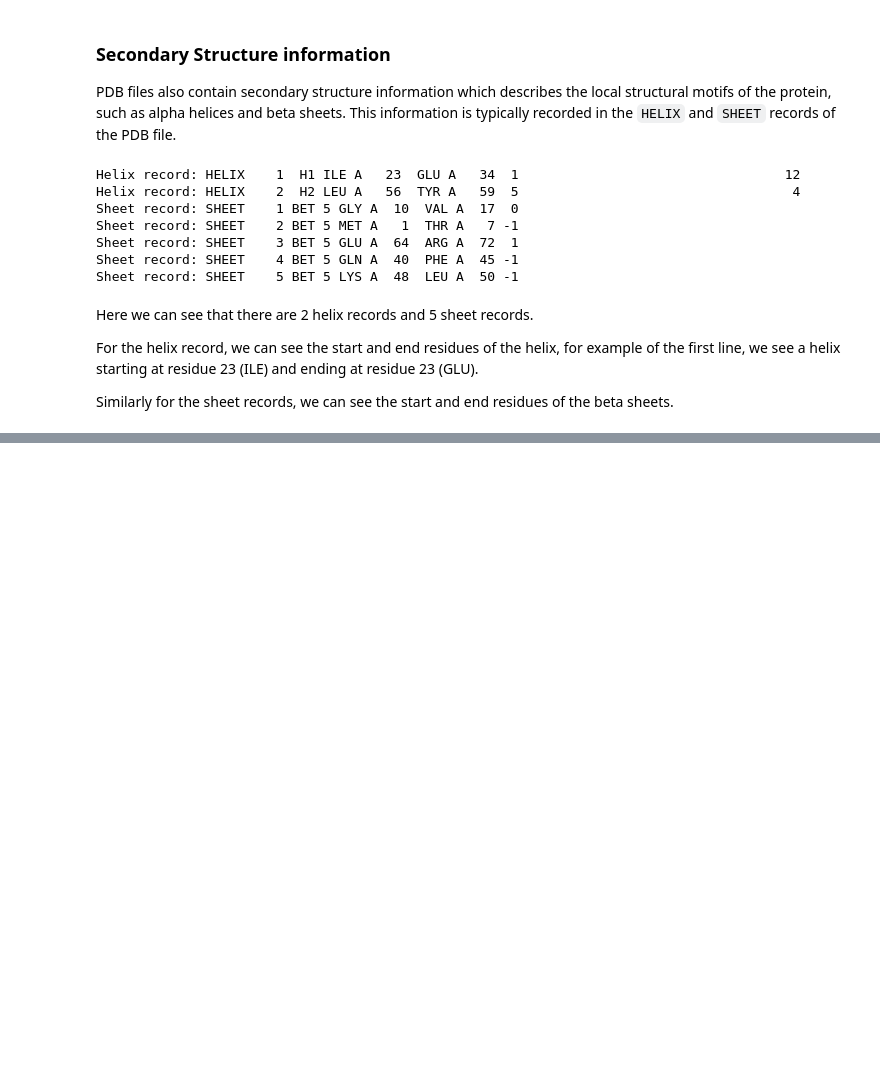
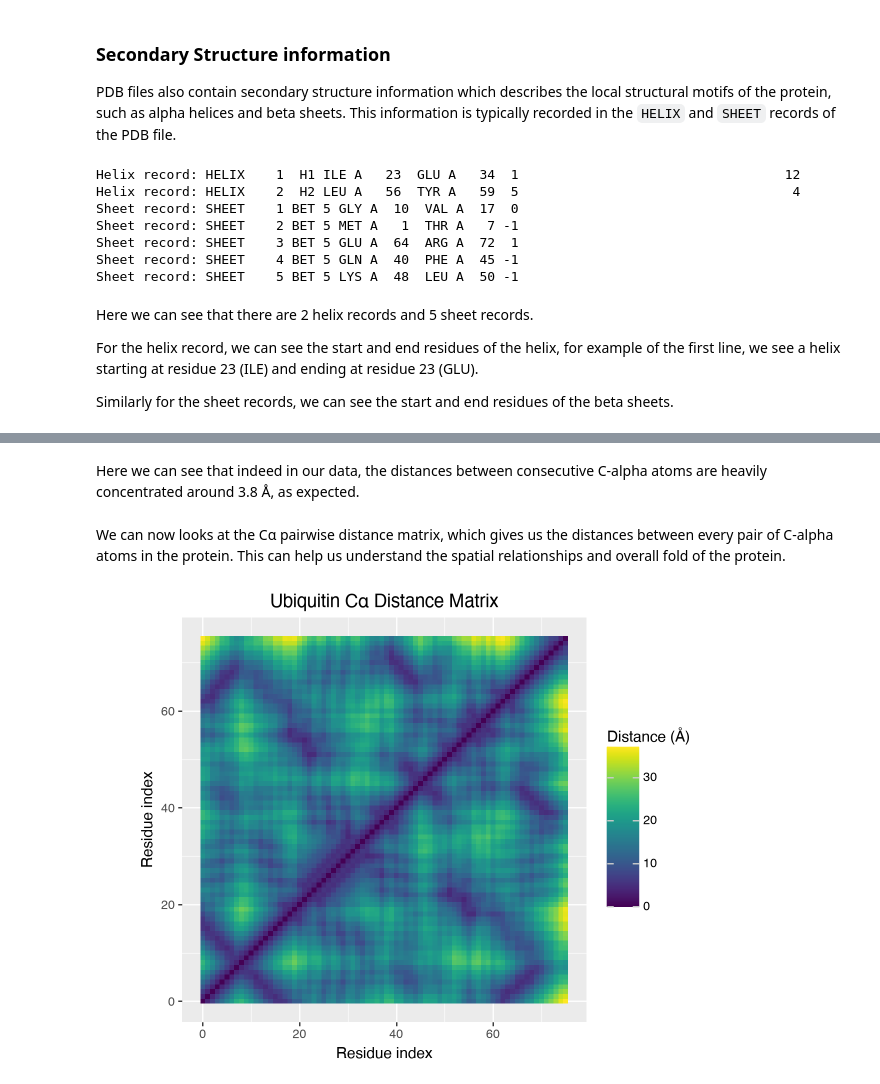
Before and after one commit to sbonner0/tinycofold, a Jupyter notebook: notebooks/01_Data/1_Understanding_PDB_Files.ipynb, the cells around one changed output, grey strips where cells are left out. Cells and saved outputs as stored; diff of their text form; code cells hidden in the pictures; blank space fills up the shorter version.

```diff
--- a/notebooks/01_Data/1_Understanding_PDB_Files.ipynb
+++ b/notebooks/01_Data/1_Understanding_PDB_Files.ipynb
@@ -148,0 +262,31 @@ Similarly for the sheet records, we can see the start and end residues of the be
+# %% [markdown]
+Here we can see that indeed in our data, the distances between consecutive C-alpha atoms are heavily concentrated around 3.8 Å, as expected.
+# %% [markdown]
+We can now looks at the Cα pairwise distance matrix, which gives us the distances between every pair of C-alpha atoms in the protein. This can help us understand the spatial relationships and overall fold of the protein.
+# %%
+import pandas as pd
+from plotnine import (
+    aes,
+    coord_equal,
+    geom_tile,
+    ggplot,
+    labs,
+)
+from scipy.spatial.distance import cdist
+
+df_dist = pd.DataFrame(cdist(coordinates, coordinates)).stack().reset_index()
+df_dist.columns = ["residue_i", "residue_j", "distance"]
+
+(
+    ggplot(df_dist, aes(x="residue_i", y="residue_j", fill="distance"))
+    + geom_tile()
+    + coord_equal()
+    + labs(
+        title="Ubiquitin Ca Distance Matrix",
+        x="Residue index",
+        y="Residue index",
+        fill="Distance (Å)",
+    )
+)
+# %% [output]
+[figure, added]
```
Also changed, not shown: parts of 14 cells of this notebook.
